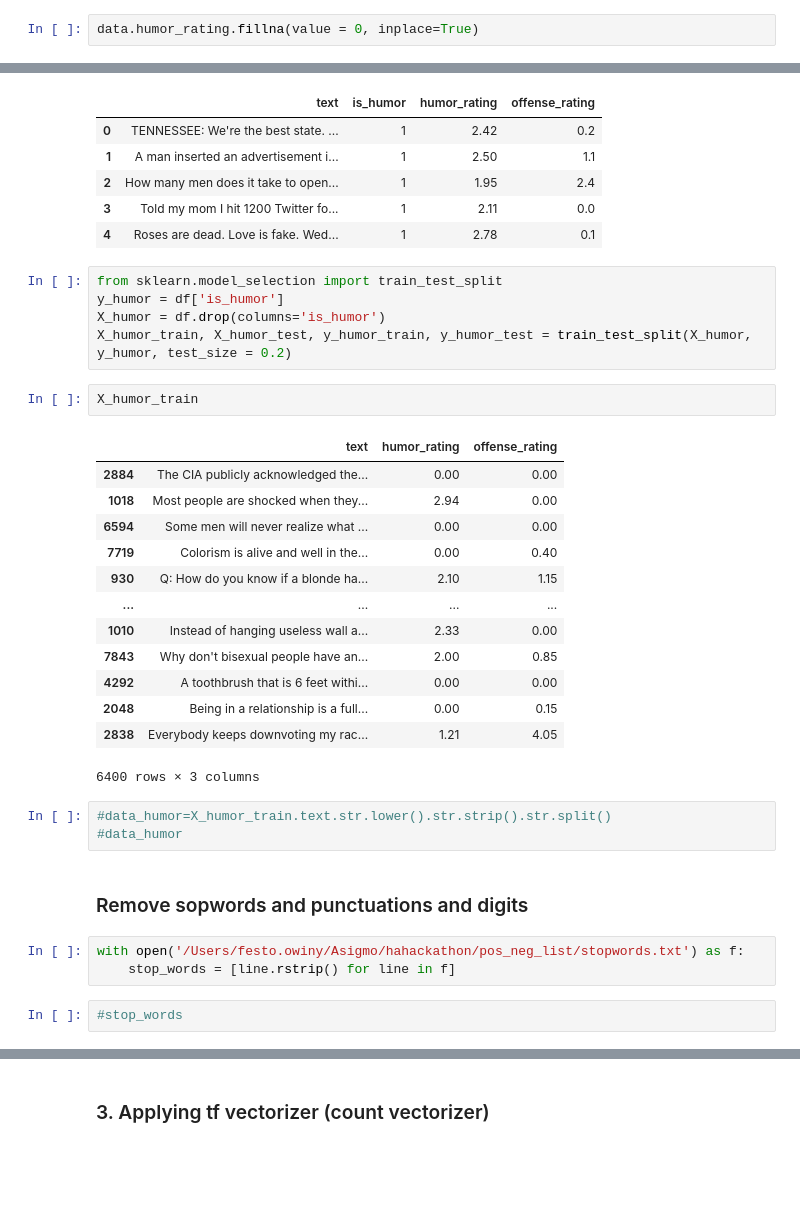
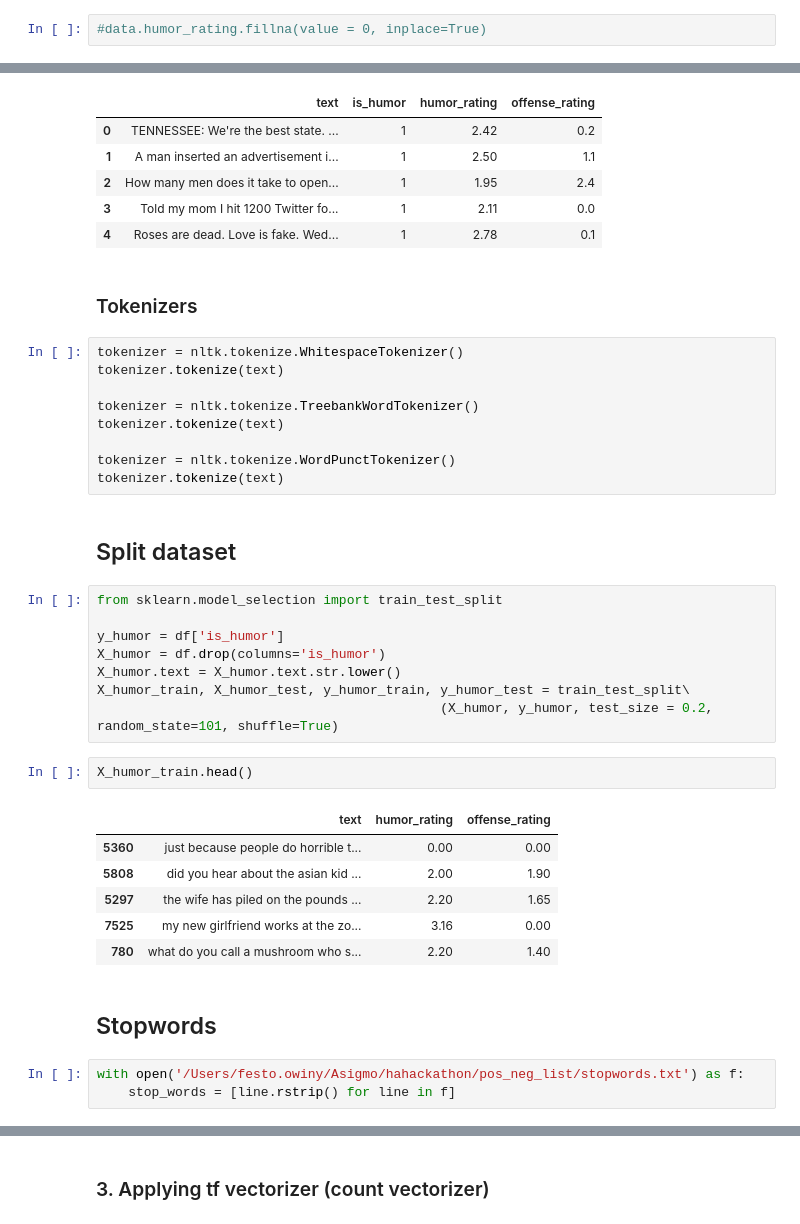
Before and after one commit to idoelp/asigmo-team2, a Jupyter notebook: hackerthon.ipynb, the cells around one changed output, grey strips where cells are left out. Cells and saved outputs as stored; diff of their text form; blank space fills up the shorter version.

```diff
--- a/hackerthon.ipynb
+++ b/hackerthon.ipynb
@@ -92,7 +80,7 @@ Data columns (total 6 columns):
 dtypes: float64(3), int64(2), object(1)
 memory usage: 375.1+ KB
 # %%
-data.humor_rating.fillna(value = 0, inplace=True)
+#data.humor_rating.fillna(value = 0, inplace=True)
 # %%
 data.describe()
 # %% [output]
@@ -115,34 +103,38 @@ df.head()
 | 2 | How many men does it take to open... | 1 | 1.95 | 2.4 |
 | 3 | Told my mom I hit 1200 Twitter fo... | 1 | 2.11 | 0.0 |
 | 4 | Roses are dead. Love is fake. Wed... | 1 | 2.78 | 0.1 |
+# %% [markdown]
+### Tokenizers
+# %%
+tokenizer = nltk.tokenize.WhitespaceTokenizer()
+tokenizer.tokenize(text)
+
+tokenizer = nltk.tokenize.TreebankWordTokenizer()
+tokenizer.tokenize(text)
+
+tokenizer = nltk.tokenize.WordPunctTokenizer()
+tokenizer.tokenize(text)
+# %% [markdown]
+## Split dataset
 # %%
 from sklearn.model_selection import train_test_split
+
 y_humor = df['is_humor']
 X_humor = df.drop(columns='is_humor')
-X_humor_train, X_humor_test, y_humor_train, y_humor_test = train_test_split(X_humor, y_humor, test_size = 0.2)
+X_humor.text = X_humor.text.str.lower()
+X_humor_train, X_humor_test, y_humor_train, y_humor_test = train_test_split\
+                                            (X_humor, y_humor, test_size = 0.2, random_state=101, shuffle=True)
 # %%
-X_humor_train
+X_humor_train.head()
 # %% [output]
 |  | text | humor_rating | offense_rating |
-| 2884 | The CIA publicly acknowledged the... | 0.00 | 0.00 |
-| 1018 | Most people are shocked when they... | 2.94 | 0.00 |
-| 6594 | Some men will never realize what ... | 0.00 | 0.00 |
-| 7719 | Colorism is alive and well in the... | 0.00 | 0.40 |
-| 930 | Q: How do you know if a blonde ha... | 2.10 | 1.15 |
-| ... | ... | ... | ... |
-| 1010 | Instead of hanging useless wall a... | 2.33 | 0.00 |
-| 7843 | Why don't bisexual people have an... | 2.00 | 0.85 |
-| 4292 | A toothbrush that is 6 feet withi... | 0.00 | 0.00 |
-| 2048 | Being in a relationship is a full... | 0.00 | 0.15 |
-| 2838 | Everybody keeps downvoting my rac... | 1.21 | 4.05 |
+| 5360 | just because people do horrible t... | 0.00 | 0.00 |
+| 5808 | did you hear about the asian kid ... | 2.00 | 1.90 |
+| 5297 | the wife has piled on the pounds ... | 2.20 | 1.65 |
+| 7525 | my new girlfriend works at the zo... | 3.16 | 0.00 |
+| 780 | what do you call a mushroom who s... | 2.20 | 1.40 |
-6400 rows × 3 columns
-# %%
-#data_humor=X_humor_train.text.str.lower().str.strip().str.split()
-#data_humor
-# %% [markdown]
-### Remove sopwords and punctuations and digits
+# %% [markdown]
+## Stopwords
 # %%
 with open('/Users/festo.owiny/Asigmo/hahackathon/pos_neg_list/stopwords.txt') as f:
     stop_words = [line.rstrip() for line in f]
-# %%
-#stop_words
```
Also changed, not shown: parts of 49 cells of this notebook.
